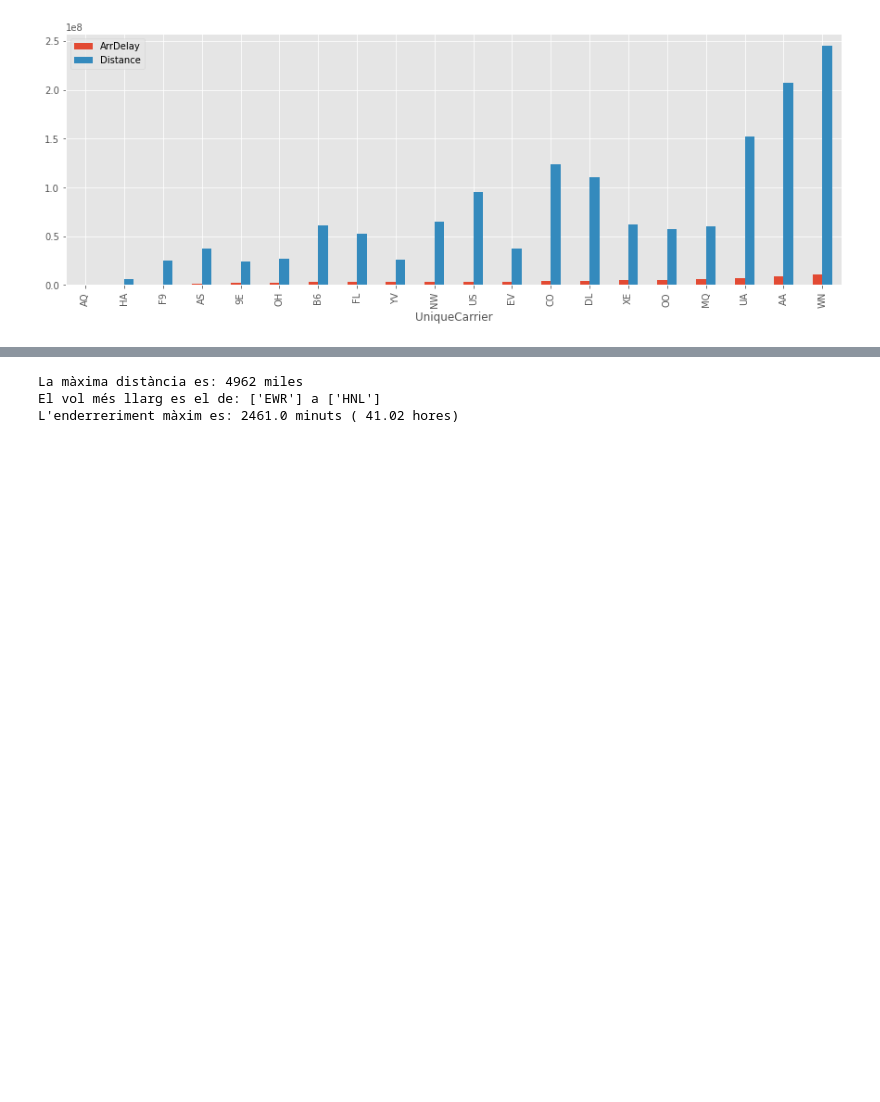
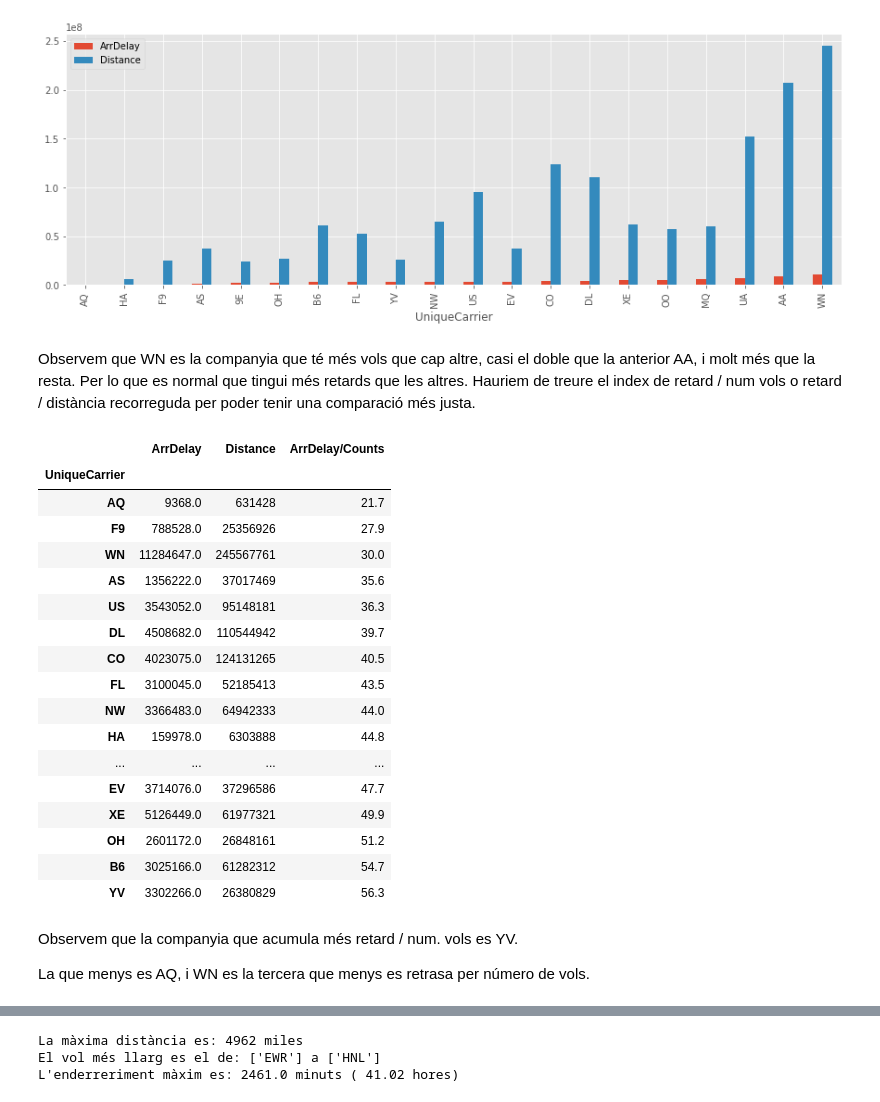
Before and after one commit to Javier-Alfonso-DS/S03_T05_Exploracio_de_les_dades, a Jupyter notebook: S03_T05_Exploracio_de_les_dades.ipynb, the cells around one changed output, grey strips where cells are left out. Cells and saved outputs as stored; diff of their text form; code cells hidden in the pictures; blank space fills up the shorter version.

```diff
--- a/S03_T05_Exploracio_de_les_dades.ipynb
+++ b/S03_T05_Exploracio_de_les_dades.ipynb
@@ -351,6 +351,38 @@ WN: Southwest Airlines es la compañia amb més enderreriments però també amb
  distància recorreguda.
 <matplotlib.axes._subplots.AxesSubplot at 0x...>
 [figure]
+# %% [markdown]
+Observem que WN es la companyia que té més vols que cap altre, casi el doble que la anterior AA, i molt més que la resta. Per lo que es normal que tingui més retards que les altres. Hauriem de treure el index de retard / num vols o retard / distància recorreguda per poder tenir una comparació més justa.
+# %%
+# Creem la columna per veure l'index de retard / num vols
+for i in CountCarrier.index:
+  #dfAirlines['ArrDelay/Counts'][i] = dfAirlines['ArrDelay'][i]/CountCarrier[i]# Dona warning que potser no es fa bé, millor utilitzar .loc
+  dfAirlines.loc[i,'ArrDelay/Counts'] = dfAirlines['ArrDelay'][i]/CountCarrier[i]
+
+dfAirlines.sort_values(by='ArrDelay/Counts')
+# %% [output]
+|  | ArrDelay | Distance | ArrDelay/Counts |
+| UniqueCarrier |  |  |  |
+| AQ | 9368.0 | 631428 | 21.7 |
+| F9 | 788528.0 | 25356926 | 27.9 |
+| WN | 11284647.0 | 245567761 | 30.0 |
+| AS | 1356222.0 | 37017469 | 35.6 |
+| US | 3543052.0 | 95148181 | 36.3 |
+| DL | 4508682.0 | 110544942 | 39.7 |
+| CO | 4023075.0 | 124131265 | 40.5 |
+| FL | 3100045.0 | 52185413 | 43.5 |
+| NW | 3366483.0 | 64942333 | 44.0 |
+| HA | 159978.0 | 6303888 | 44.8 |
+| ... | ... | ... | ... |
+| EV | 3714076.0 | 37296586 | 47.7 |
+| XE | 5126449.0 | 61977321 | 49.9 |
+| OH | 2601172.0 | 26848161 | 51.2 |
+| B6 | 3025166.0 | 61282312 | 54.7 |
+| YV | 3302266.0 | 26380829 | 56.3 |
+# %% [markdown]
+Observem que la companyia que acumula més retard / num. vols es YV.
+
+La que menys es AQ, i WN es la tercera que menys es retrasa per número de vols.
 # %%
 dfAirlines['ArrDelay/Distance'] = dfAirlines['ArrDelay']/dfAirlines['Distance']*100
 print("Fent el qüocient del retràs per la distància, veiem que el que menys \n \
```
Also changed, not shown: parts of 4 cells of this notebook.
